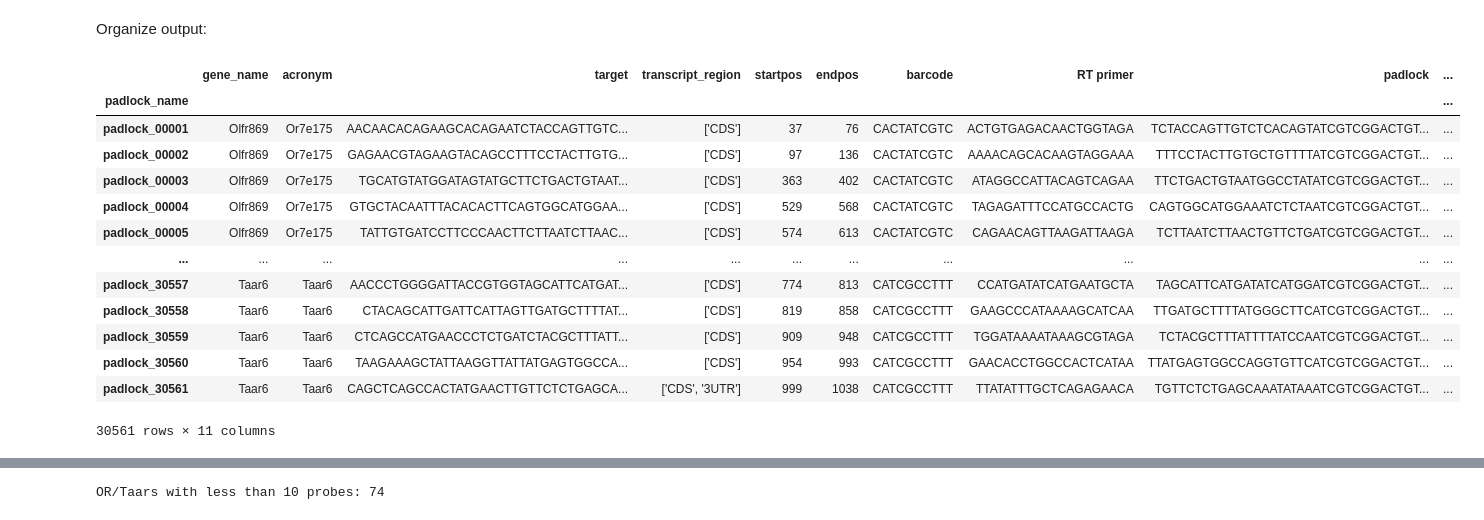
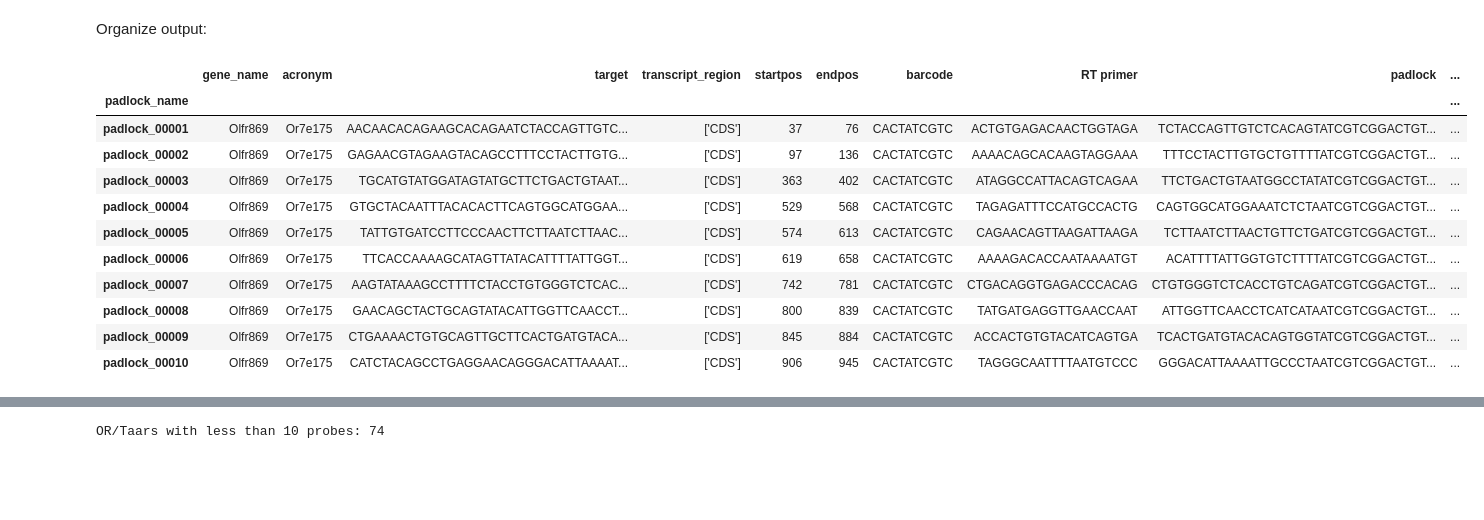
Before and after one commit to cici-xingyu-zheng/receptor_probe_filtering, a Jupyter notebook: filtering_all.ipynb, the cells around one changed output, grey strips where cells are left out. Saved outputs shown, nothing was run; the diff lists cells and outputs as text; code cells hidden in the pictures; blank space fills up the shorter version.

```diff
--- a/filtering_all.ipynb
+++ b/filtering_all.ipynb
@@ -286,7 +301,7 @@ print(num_rows)
 30561
 # %%
 cols = (self_df_collapsed[['query', 'tm_melting_diff']].rename(columns={'query': 'name'}))
-filter_raw_df = filter_raw_df.merge(cols, on='name', how='left', validate='m:1')
+filter_raw_df = filter_raw_df.merge(cols, on='name', how='left', validate='1:1') # Merge on left since filter_raw_df has the filtered with melting5 probes only
 # %% [markdown]
 Include low affinity binding:
 # %%
@@ -329,7 +348,7 @@ sums_by_query = (
 
 # build summed_temp_df with one row per name in filter_raw_df, preserving
 # order of padlocks by filling no off-target sum with 0
-names_in_order = filter_raw_df['name'].drop_duplicates()
+names_in_order = filter_raw_df['name']
 summed_temp_df = (
     pd.DataFrame({'name': names_in_order})
       .merge(sums_by_query, how='left', left_on='name', right_index=True)
@@ -353,7 +372,7 @@ filter_raw_df = (
           summed_temp_df[['name', 'tm_left_melting_sum', 'tm_right_melting_sum']],
           on='name',
           how='left',
-          validate='m:1'
+          validate='1:1'
       )
 )
 # %%
@@ -488,15 +495,15 @@ gene_wise_filter_df
 # %% [markdown]
 ### 2. keep 10 best combined scores:
 # %%
-gene_wise_filter_df = gene_wise_filter_df.rename(columns={'name': 'padlock_name'})
+gene_wise_filter_df = gene_wise_filter_df.rename(columns={'name': 'padlock_name'}) # after 1st round
 
 all_names = filter_df["name"].to_numpy()  # original order
 
 df_sub = gene_wise_filter_df              # already subset by prior global drop
 prior_mask = keep_mask_hetero_offenders
 
-out_df, keep_mask_full = keep_top_per_gene(
-    df_sub,
+out_df, keep_mask_full = keep_top_per_gene( # Note that out_df only kepted probes after 1st round for vissualization
+    df = df_sub,
     score_col="score_total",
     gene_col="gene",
     name_col="padlock_name",
@@ -573,26 +580,24 @@ probe_df = probe_df.drop(columns=['padlock_name','Tm'])
 # %%
 desired = [
     'gene_name', 'acronym', 'target', 'transcript_region',
     'startpos', 'endpos', 'barcode', 'RT primer', 'padlock',  'keep_1st_round', 'keep_2nd_round',
 ]
 probe_df = probe_df.reindex(columns=desired)
 
-probe_df
+probe_df.head(10)
 # %% [output]
 |  | gene_name | acronym | target | transcript_region | startpos | endpos | barcode | RT primer | padlock | ... |
 | padlock_name |  |  |  |  |  |  |  |  |  | ... |
 | padlock_00001 | Olfr869 | Or7e175 | AACAACACAGAAGCACAGAATCTACCAGTTGTC... | ['CDS'] | 37 | 76 | CACTATCGTC | ACTGTGAGACAACTGGTAGA | TCTACCAGTTGTCTCACAGTATCGTCGGACTGT... | ... |
 | padlock_00002 | Olfr869 | Or7e175 | GAGAACGTAGAAGTACAGCCTTTCCTACTTGTG... | ['CDS'] | 97 | 136 | CACTATCGTC | AAAACAGCACAAGTAGGAAA | TTTCCTACTTGTGCTGTTTTATCGTCGGACTGT... | ... |
 | padlock_00003 | Olfr869 | Or7e175 | TGCATGTATGGATAGTATGCTTCTGACTGTAAT... | ['CDS'] | 363 | 402 | CACTATCGTC | ATAGGCCATTACAGTCAGAA | TTCTGACTGTAATGGCCTATATCGTCGGACTGT... | ... |
 | padlock_00004 | Olfr869 | Or7e175 | GTGCTACAATTTACACACTTCAGTGGCATGGAA... | ['CDS'] | 529 | 568 | CACTATCGTC | TAGAGATTTCCATGCCACTG | CAGTGGCATGGAAATCTCTAATCGTCGGACTGT... | ... |
 | padlock_00005 | Olfr869 | Or7e175 | TATTGTGATCCTTCCCAACTTCTTAATCTTAAC... | ['CDS'] | 574 | 613 | CACTATCGTC | CAGAACAGTTAAGATTAAGA | TCTTAATCTTAACTGTTCTGATCGTCGGACTGT... | ... |
-| ... | ... | ... | ... | ... | ... | ... | ... | ... | ... | ... |
-| padlock_30557 | Taar6 | Taar6 | AACCCTGGGGATTACCGTGGTAGCATTCATGAT... | ['CDS'] | 774 | 813 | CATCGCCTTT | CCATGATATCATGAATGCTA | TAGCATTCATGATATCATGGATCGTCGGACTGT... | ... |
-| padlock_30558 | Taar6 | Taar6 | CTACAGCATTGATTCATTAGTTGATGCTTTTAT... | ['CDS'] | 819 | 858 | CATCGCCTTT | GAAGCCCATAAAAGCATCAA | TTGATGCTTTTATGGGCTTCATCGTCGGACTGT... | ... |
-| padlock_30559 | Taar6 | Taar6 | CTCAGCCATGAACCCTCTGATCTACGCTTTATT... | ['CDS'] | 909 | 948 | CATCGCCTTT | TGGATAAAATAAAGCGTAGA | TCTACGCTTTATTTTATCCAATCGTCGGACTGT... | ... |
-| padlock_30560 | Taar6 | Taar6 | TAAGAAAGCTATTAAGGTTATTATGAGTGGCCA... | ['CDS'] | 954 | 993 | CATCGCCTTT | GAACACCTGGCCACTCATAA | TTATGAGTGGCCAGGTGTTCATCGTCGGACTGT... | ... |
-| padlock_30561 | Taar6 | Taar6 | CAGCTCAGCCACTATGAACTTGTTCTCTGAGCA... | ['CDS', '3UTR'] | 999 | 1038 | CATCGCCTTT | TTATATTTGCTCAGAGAACA | TGTTCTCTGAGCAAATATAAATCGTCGGACTGT... | ... |
+| padlock_00006 | Olfr869 | Or7e175 | TTCACCAAAAGCATAGTTATACATTTTATTGGT... | ['CDS'] | 619 | 658 | CACTATCGTC | AAAAGACACCAATAAAATGT | ACATTTTATTGGTGTCTTTTATCGTCGGACTGT... | ... |
+| padlock_00007 | Olfr869 | Or7e175 | AAGTATAAAGCCTTTTCTACCTGTGGGTCTCAC... | ['CDS'] | 742 | 781 | CACTATCGTC | CTGACAGGTGAGACCCACAG | CTGTGGGTCTCACCTGTCAGATCGTCGGACTGT... | ... |
+| padlock_00008 | Olfr869 | Or7e175 | GAACAGCTACTGCAGTATACATTGGTTCAACCT... | ['CDS'] | 800 | 839 | CACTATCGTC | TATGATGAGGTTGAACCAAT | ATTGGTTCAACCTCATCATAATCGTCGGACTGT... | ... |
+| padlock_00009 | Olfr869 | Or7e175 | CTGAAAACTGTGCAGTTGCTTCACTGATGTACA... | ['CDS'] | 845 | 884 | CACTATCGTC | ACCACTGTGTACATCAGTGA | TCACTGATGTACACAGTGGTATCGTCGGACTGT... | ... |
+| padlock_00010 | Olfr869 | Or7e175 | CATCTACAGCCTGAGGAACAGGGACATTAAAAT... | ['CDS'] | 906 | 945 | CACTATCGTC | TAGGGCAATTTTAATGTCCC | GGGACATTAAAATTGCCCTAATCGTCGGACTGT... | ... |
-30561 rows × 11 columns
 # %%
 # smallest value -> rank 1
 out_df["rank_off_target_combined"] = (
```
Also changed, not shown: parts of 23 cells of this notebook, 3 other files.
